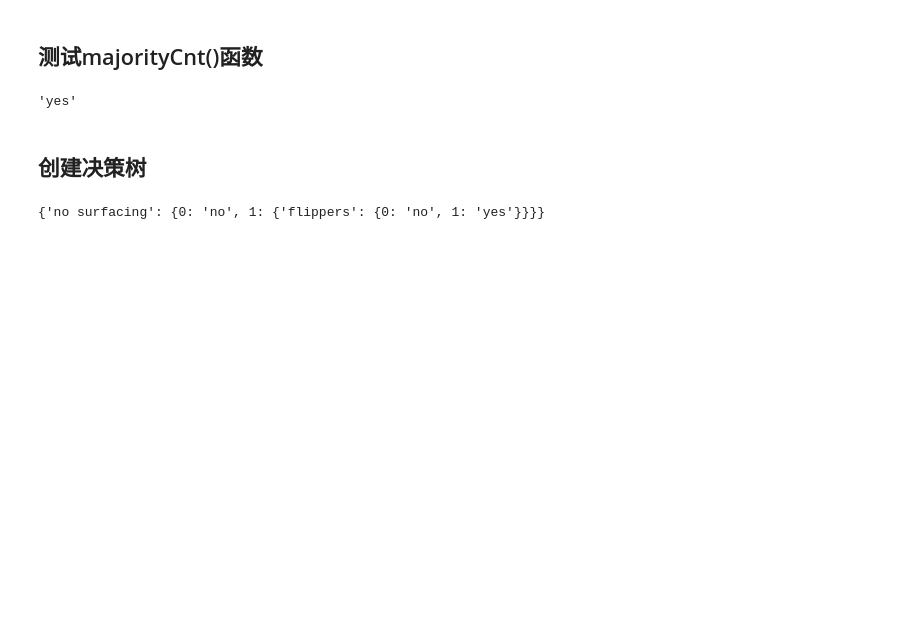
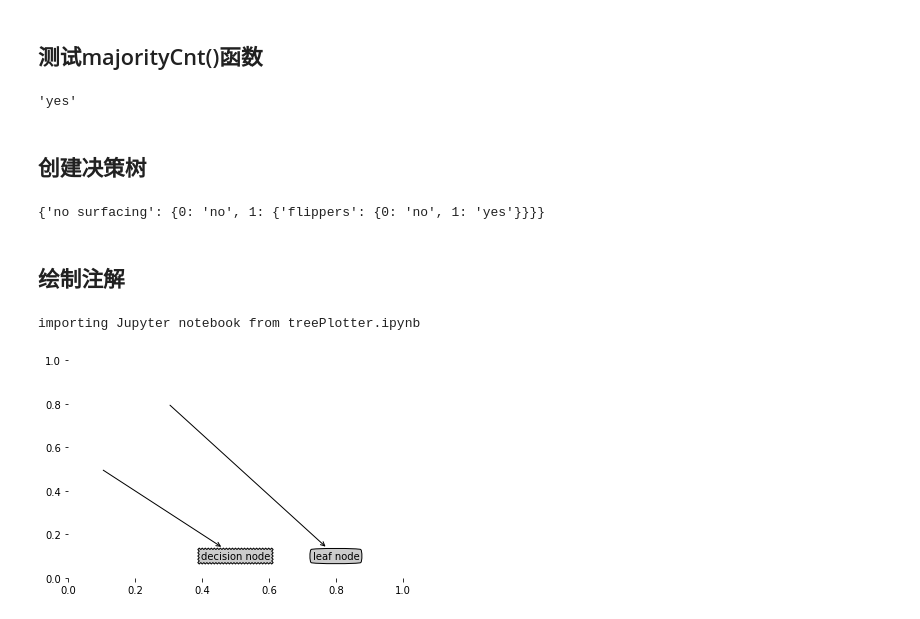
Before and after one commit to zheeqinpin/MLinAction, a Jupyter notebook: decisionTree/mainFunction.ipynb, the cells around one changed output. Drawn from its saved outputs; the diff is of its cells as text; code cells hidden in the pictures; blank space fills up the shorter version.

```diff
--- a/decisionTree/mainFunction.ipynb
+++ b/decisionTree/mainFunction.ipynb
@@ -96,3 +91,14 @@ decisionTree.createTree(myData, labels)
 # classList
 # %% [output]
 {'no surfacing': {0: 'no', 1: {'flippers': {0: 'no', 1: 'yes'}}}}
+# %% [markdown]
+## 绘制注解
+# %%
+from imp import reload
+import ipynbImporter
+import treePlotter
+reload(treePlotter)
+treePlotter.createPlot()
+# %% [output]
+importing Jupyter notebook from treePlotter.ipynb
+[figure, added]
```
Also changed, not shown: parts of 6 cells of this notebook, 4 other files.
